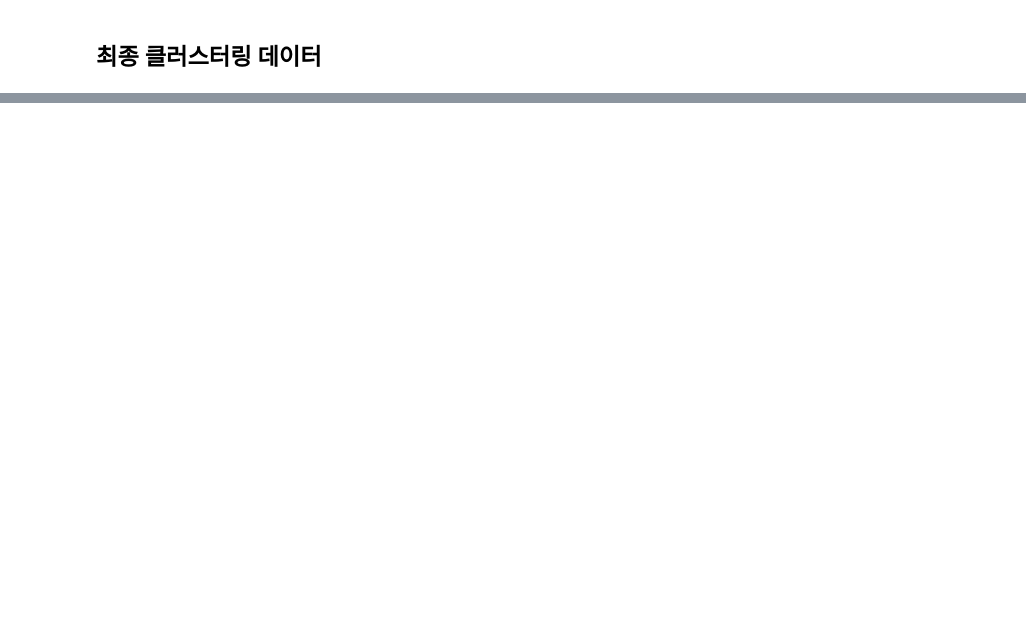
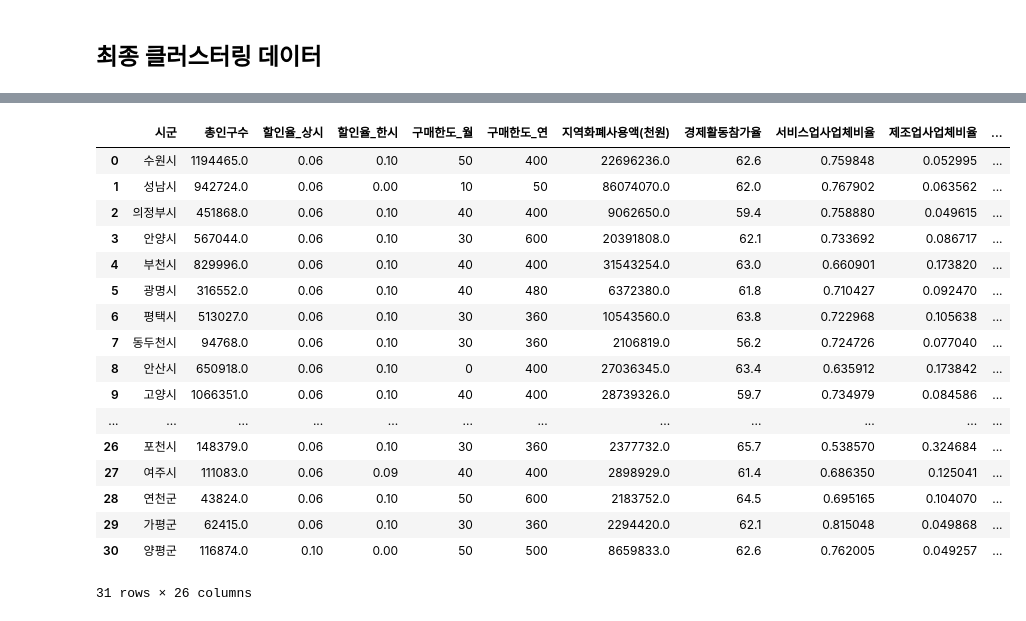
Before and after one commit to leechungpa/mcube, a Jupyter notebook: code/clustering/1. data_merge.ipynb, the cells around one changed output, grey strips where cells are left out. Cells and saved outputs as stored; diff of their text form; code cells hidden in the pictures; blank space fills up the shorter version.

```diff
--- a/code/clustering/1. data_merge.ipynb
+++ b/code/clustering/1. data_merge.ipynb
@@ -182,0 +187,2 @@ df_merge
+# %%
+gg_house_age = gg_house_age.drop('Unnamed: 0',axis=1)
@@ -230 +256,6 @@ data
+# %%
+# 주택과 연령대 추가
+data = pd.merge(data, gg_house_age, left_on="시군", right_on="행정구역별(시군구)", how='outer')
+# %%
+data = data.drop('행정구역별(시군구)',axis=1)
 # %%
@@ -231,0 +263,21 @@ data.to_csv('../../data/localdata/clustering_data.csv', sep=',', index=False)
+# %%
+data
+# %% [output]
+|  | 시군 | 총인구수 | 할인율_상시 | 할인율_한시 | 구매한도_월 | 구매한도_연 | 지역화폐사용액(천원) | 경제활동참가율 | 서비스업사업체비율 | 제조업사업체비율 | ... |
+| 0 | 수원시 | 1194465.0 | 0.06 | 0.10 | 50 | 400 | 22696236.0 | 62.6 | 0.759848 | 0.052995 | ... |
+| 1 | 성남시 | 942724.0 | 0.06 | 0.00 | 10 | 50 | 86074070.0 | 62.0 | 0.767902 | 0.063562 | ... |
+| 2 | 의정부시 | 451868.0 | 0.06 | 0.10 | 40 | 400 | 9062650.0 | 59.4 | 0.758880 | 0.049615 | ... |
+| 3 | 안양시 | 567044.0 | 0.06 | 0.10 | 30 | 600 | 20391808.0 | 62.1 | 0.733692 | 0.086717 | ... |
+| 4 | 부천시 | 829996.0 | 0.06 | 0.10 | 40 | 400 | 31543254.0 | 63.0 | 0.660901 | 0.173820 | ... |
+| 5 | 광명시 | 316552.0 | 0.06 | 0.10 | 40 | 480 | 6372380.0 | 61.8 | 0.710427 | 0.092470 | ... |
+| 6 | 평택시 | 513027.0 | 0.06 | 0.10 | 30 | 360 | 10543560.0 | 63.8 | 0.722968 | 0.105638 | ... |
+| 7 | 동두천시 | 94768.0 | 0.06 | 0.10 | 30 | 360 | 2106819.0 | 56.2 | 0.724726 | 0.077040 | ... |
+| 8 | 안산시 | 650918.0 | 0.06 | 0.10 | 0 | 400 | 27036345.0 | 63.4 | 0.635912 | 0.173842 | ... |
+| 9 | 고양시 | 1066351.0 | 0.06 | 0.10 | 40 | 400 | 28739326.0 | 59.7 | 0.734979 | 0.084586 | ... |
+| ... | ... | ... | ... | ... | ... | ... | ... | ... | ... | ... | ... |
+| 26 | 포천시 | 148379.0 | 0.06 | 0.10 | 30 | 360 | 2377732.0 | 65.7 | 0.538570 | 0.324684 | ... |
+| 27 | 여주시 | 111083.0 | 0.06 | 0.09 | 40 | 400 | 2898929.0 | 61.4 | 0.686350 | 0.125041 | ... |
+| 28 | 연천군 | 43824.0 | 0.06 | 0.10 | 50 | 600 | 2183752.0 | 64.5 | 0.695165 | 0.104070 | ... |
+| 29 | 가평군 | 62415.0 | 0.06 | 0.10 | 30 | 360 | 2294420.0 | 62.1 | 0.815048 | 0.049868 | ... |
+| 30 | 양평군 | 116874.0 | 0.10 | 0.00 | 50 | 500 | 8659833.0 | 62.6 | 0.762005 | 0.049257 | ... |
+31 rows × 26 columns
```
Also changed, not shown: parts of 6 cells of this notebook.
